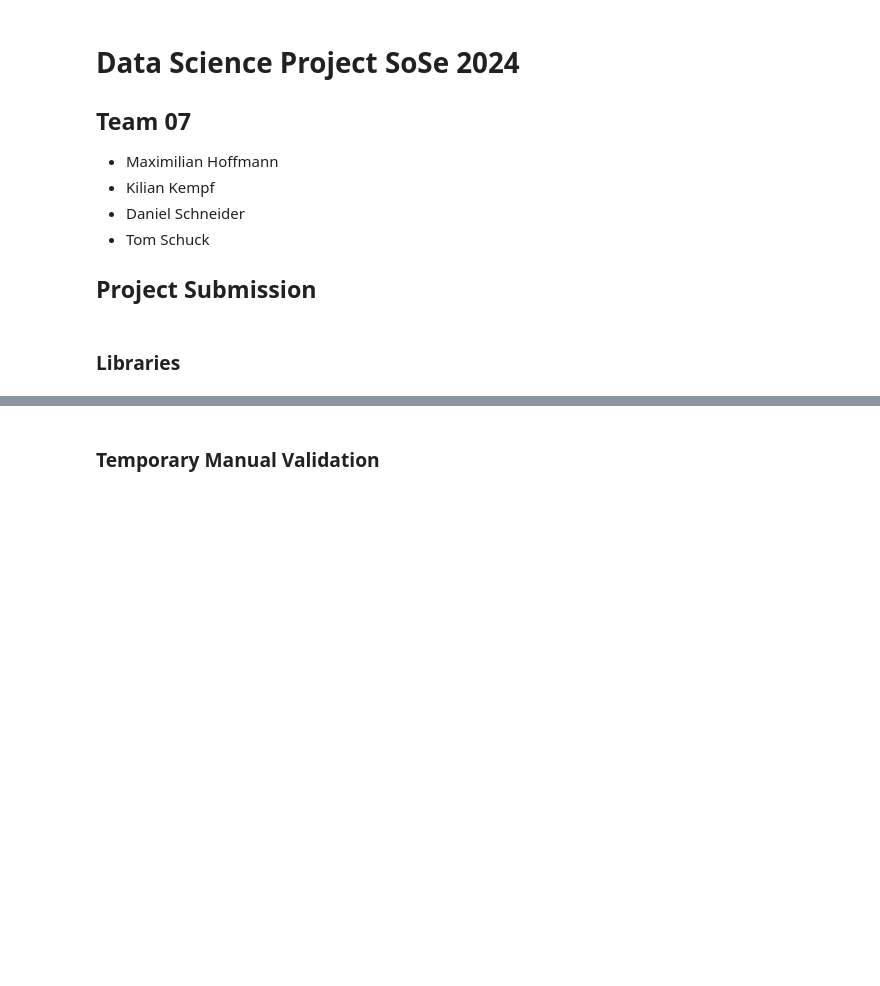
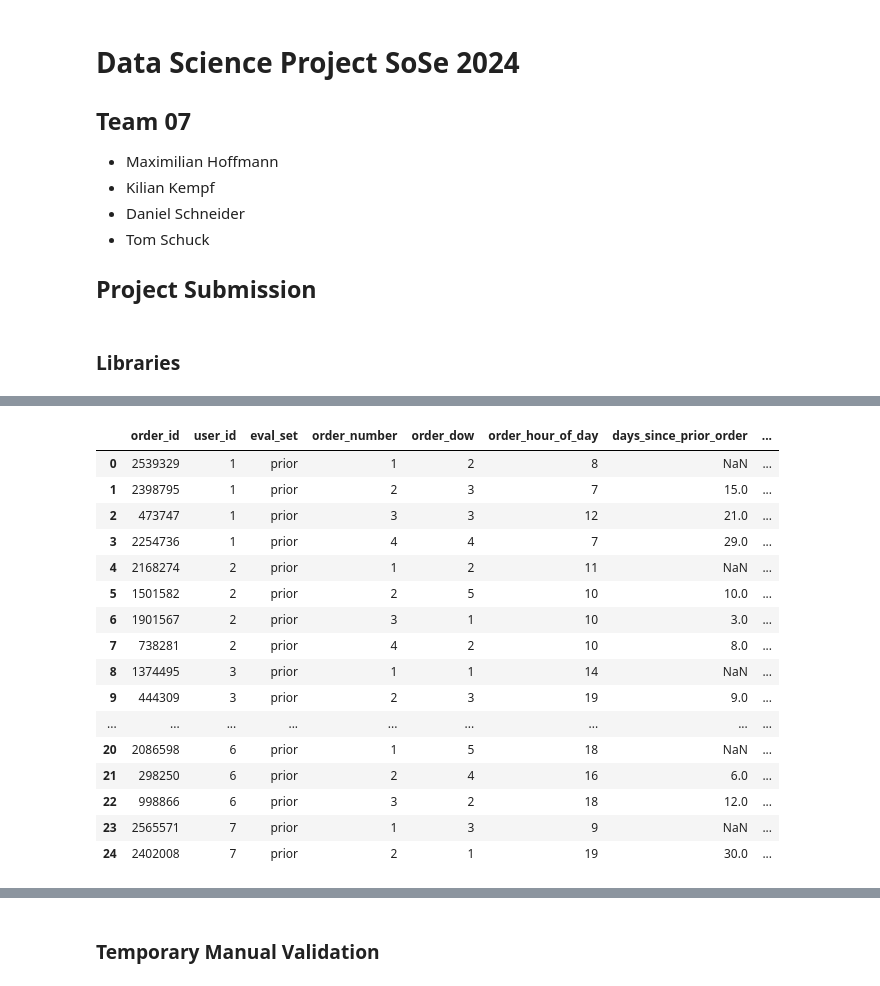
Before and after one commit to d-schneid/binary-tip-classification, a Jupyter notebook: team_07_project_submission.ipynb, the cells around one changed output, grey strips where cells are left out. Drawn from its saved outputs; the diff is of its cells as text; code cells hidden in the pictures; blank space fills up the shorter version.

```diff
--- a/team_07_project_submission.ipynb
+++ b/team_07_project_submission.ipynb
@@ -94,0 +155,24 @@ print(f"Number of NaN or null values in each column:\n{data_store.get_orders_tip
+# %%
+order_ids = data_manager.get_orders_tip(full=True).groupby('user_id')['order_id'].head(4)
+order_amount = len(order_ids)
+
+data_manager.set_subset(order_ids)
+data_manager.get_orders_tip().head(25)
+# %% [output]
+|  | order_id | user_id | eval_set | order_number | order_dow | order_hour_of_day | days_since_prior_order | ... |
+| 0 | 2539329 | 1 | prior | 1 | 2 | 8 | NaN | ... |
+| 1 | 2398795 | 1 | prior | 2 | 3 | 7 | 15.0 | ... |
+| 2 | 473747 | 1 | prior | 3 | 3 | 12 | 21.0 | ... |
+| 3 | 2254736 | 1 | prior | 4 | 4 | 7 | 29.0 | ... |
+| 4 | 2168274 | 2 | prior | 1 | 2 | 11 | NaN | ... |
+| 5 | 1501582 | 2 | prior | 2 | 5 | 10 | 10.0 | ... |
+| 6 | 1901567 | 2 | prior | 3 | 1 | 10 | 3.0 | ... |
+| 7 | 738281 | 2 | prior | 4 | 2 | 10 | 8.0 | ... |
+| 8 | 1374495 | 3 | prior | 1 | 1 | 14 | NaN | ... |
+| 9 | 444309 | 3 | prior | 2 | 3 | 19 | 9.0 | ... |
+| ... | ... | ... | ... | ... | ... | ... | ... | ... |
+| 20 | 2086598 | 6 | prior | 1 | 5 | 18 | NaN | ... |
+| 21 | 298250 | 6 | prior | 2 | 4 | 16 | 6.0 | ... |
+| 22 | 998866 | 6 | prior | 3 | 2 | 18 | 12.0 | ... |
+| 23 | 2565571 | 7 | prior | 1 | 3 | 9 | NaN | ... |
+| 24 | 2402008 | 7 | prior | 2 | 1 | 19 | 30.0 | ... |
```
Also changed, not shown: parts of 27 cells of this notebook, 18 other files.
